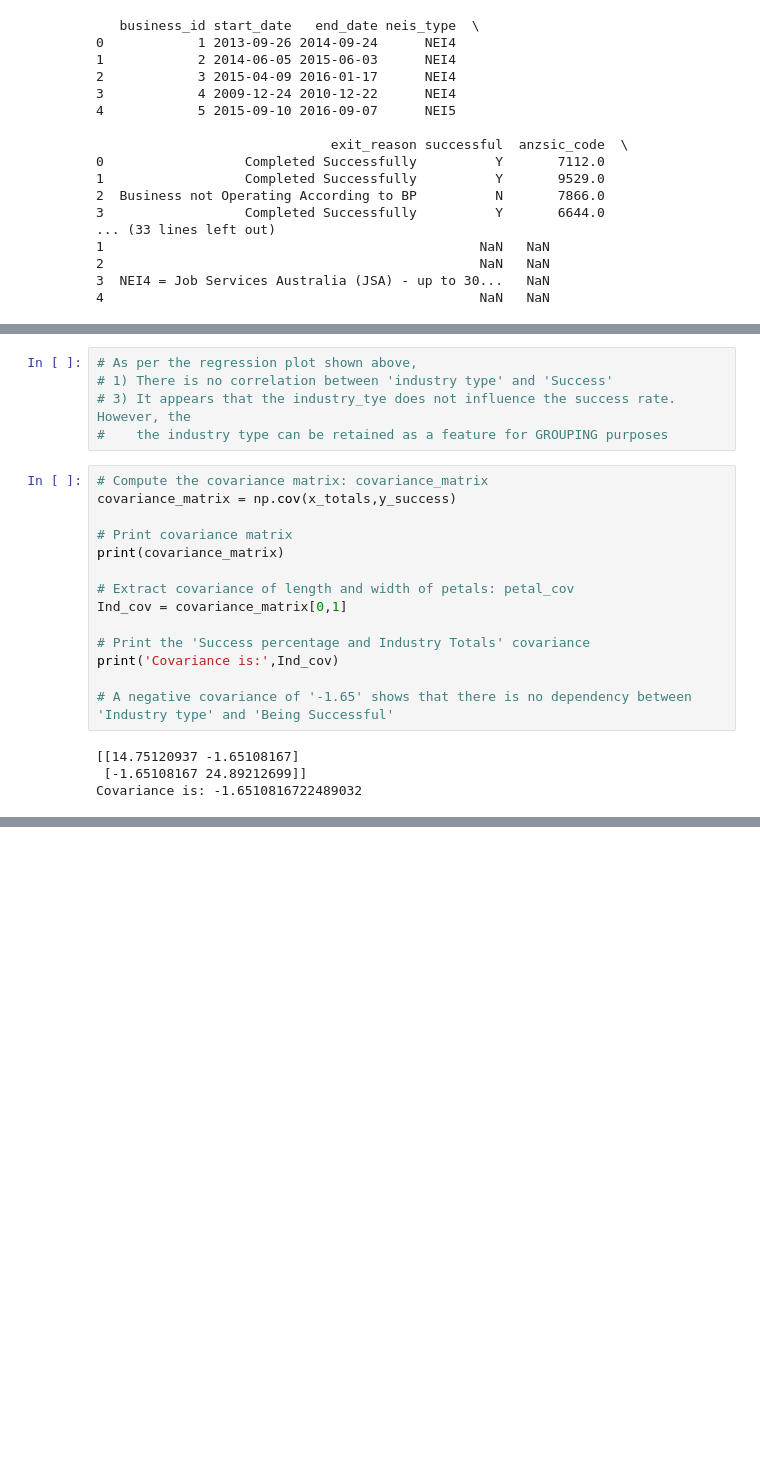
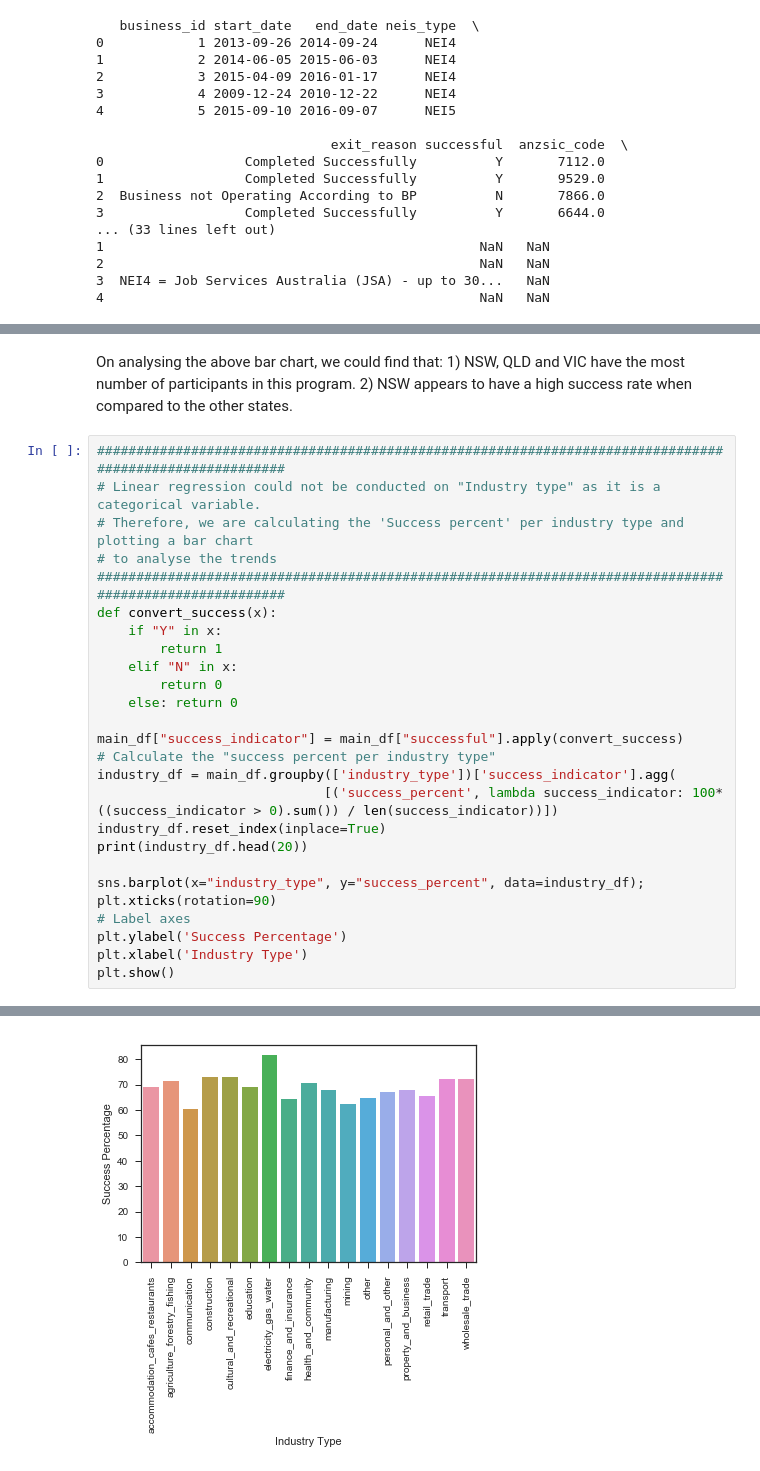
Before and after one commit to vsrajesh1/Capstone_Project_1, a Jupyter notebook: Capstone1_DataWrangling.ipynb, the cells around one changed output, grey strips where cells are left out. Drawn from its saved outputs; the diff is of its cells as text; blank space fills up the shorter version.

```diff
--- a/Capstone1_DataWrangling.ipynb
+++ b/Capstone1_DataWrangling.ipynb
@@ -219,23 +138,31 @@ intercept = -0.11192856335359745 Totals per Industry(in 1000s)
-# %%
-# As per the regression plot shown above,
-# 1) There is no correlation between 'industry type' and 'Success'
-# 3) It appears that the industry_tye does not influence the success rate. However, the
-#    the industry type can be retained as a feature for GROUPING purposes
-# %%
-# Compute the covariance matrix: covariance_matrix
-covariance_matrix = np.cov(x_totals,y_success)
-
-# Print covariance matrix
-print(covariance_matrix)
-
-# Extract covariance of length and width of petals: petal_cov
-Ind_cov = covariance_matrix[0,1]
-
-# Print the 'Success percentage and Industry Totals' covariance
-print('Covariance is:',Ind_cov)
-
-# A negative covariance of '-1.65' shows that there is no dependency between 'Industry type' and 'Being Successful'
-# %% [output]
-[[14.75120937 -1.65108167]
- [-1.65108167 24.89212699]]
-Covariance is: -1.6510816722489032
+# %% [markdown]
+On analysing the above bar chart, we could find that:
+    1) NSW, QLD and VIC have the most number of participants in this program.
+    2) NSW appears to have a high success rate when compared to the other states.
+# %%
+########################################################################################################
+# Linear regression could not be conducted on "Industry type" as it is a categorical variable.
+# Therefore, we are calculating the 'Success percent' per industry type and plotting a bar chart
+# to analyse the trends
+########################################################################################################
+def convert_success(x):
+    if "Y" in x:
+        return 1
+    elif "N" in x:
+        return 0
+    else: return 0
+
+main_df["success_indicator"] = main_df["successful"].apply(convert_success)
+# Calculate the "success percent per industry type"
+industry_df = main_df.groupby(['industry_type'])['success_indicator'].agg(
+                             [('success_percent', lambda success_indicator: 100* ((success_indicator > 0).sum()) / len(success_indicator))])
+industry_df.reset_index(inplace=True)
+print(industry_df.head(20))
+
+sns.barplot(x="industry_type", y="success_percent", data=industry_df);
+plt.xticks(rotation=90)
+# Label axes
+plt.ylabel('Success Percentage')
+plt.xlabel('Industry Type')
+plt.show()
+# %% [output]
@@ -241,0 +187 @@ Covariance is: -1.6510816722489032
+[figure, added]
```
Also changed, not shown: parts of 21 cells of this notebook.
